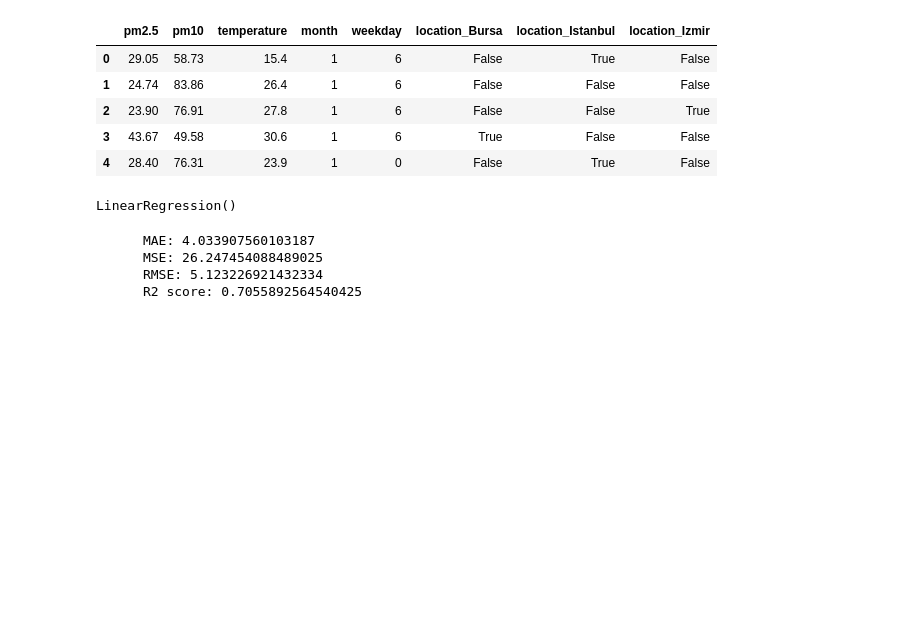
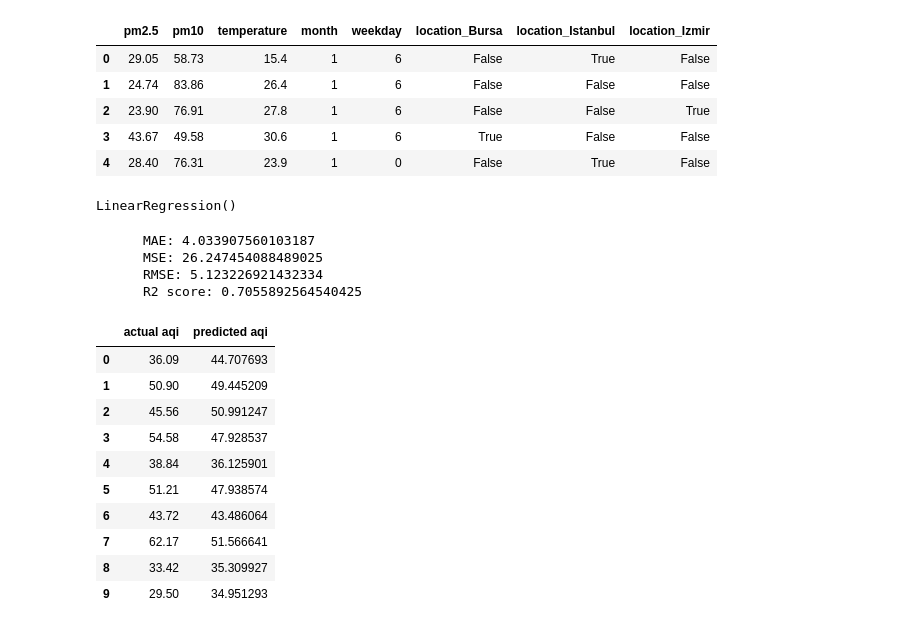
Before and after one commit to MahinR0GG/AQI-Prediction-System, a Jupyter notebook: main.ipynb, the cells around one changed output. Drawn from its saved outputs; the diff is of its cells as text; code cells hidden in the pictures; blank space fills up the shorter version.

```diff
--- a/main.ipynb
+++ b/main.ipynb
@@ -144,5 +144,18 @@ print(f"""
       R2 score: 0.7055892564540425
 # %%
 pd.DataFrame({
-    "actual aqi": y_test.values[:10]
+    "actual aqi": y_test.values[:10],
+    "predicted aqi": y_pred[:10]
 })
+# %% [output]
+|  | actual aqi | predicted aqi |
+| 0 | 36.09 | 44.707693 |
+| 1 | 50.90 | 49.445209 |
+| 2 | 45.56 | 50.991247 |
+| 3 | 54.58 | 47.928537 |
+| 4 | 38.84 | 36.125901 |
+| 5 | 51.21 | 47.938574 |
+| 6 | 43.72 | 43.486064 |
+| 7 | 62.17 | 51.566641 |
+| 8 | 33.42 | 35.309927 |
+| 9 | 29.50 | 34.951293 |
```
Also changed, not shown: parts of 1 cell of this notebook, 3 other files.
